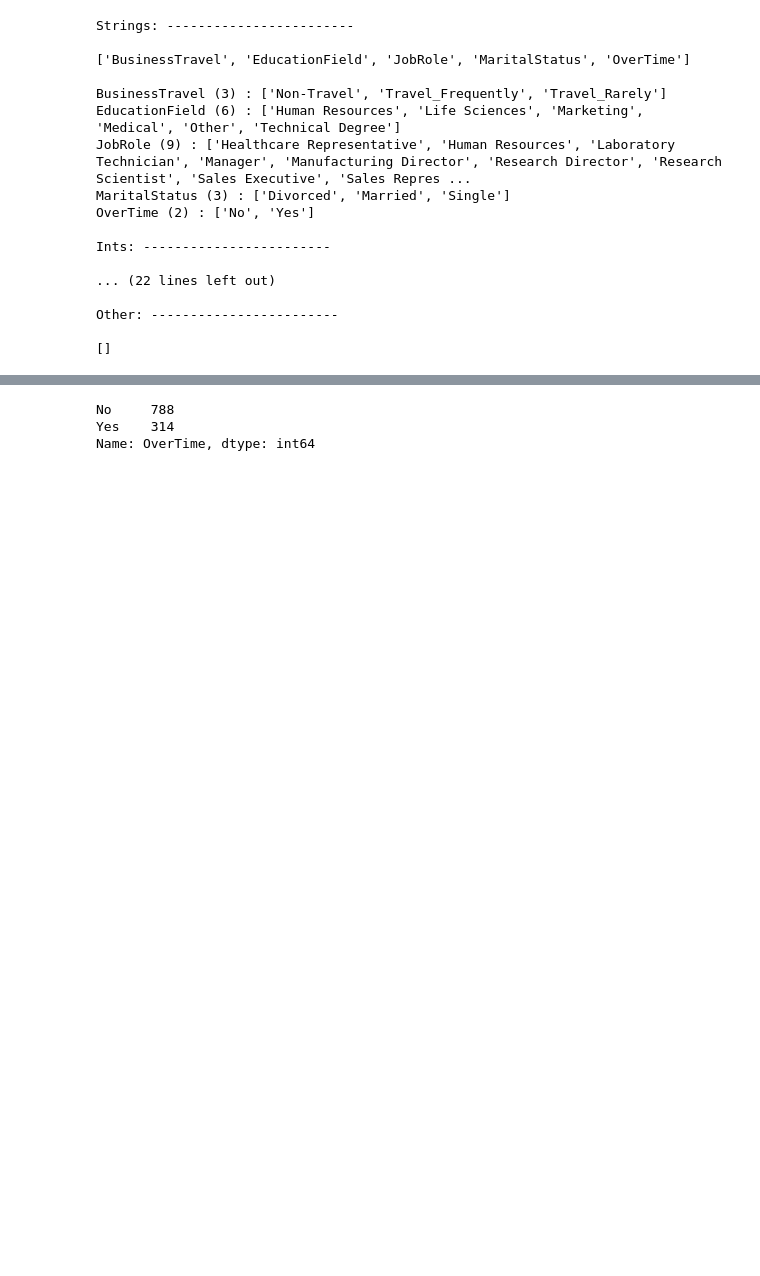
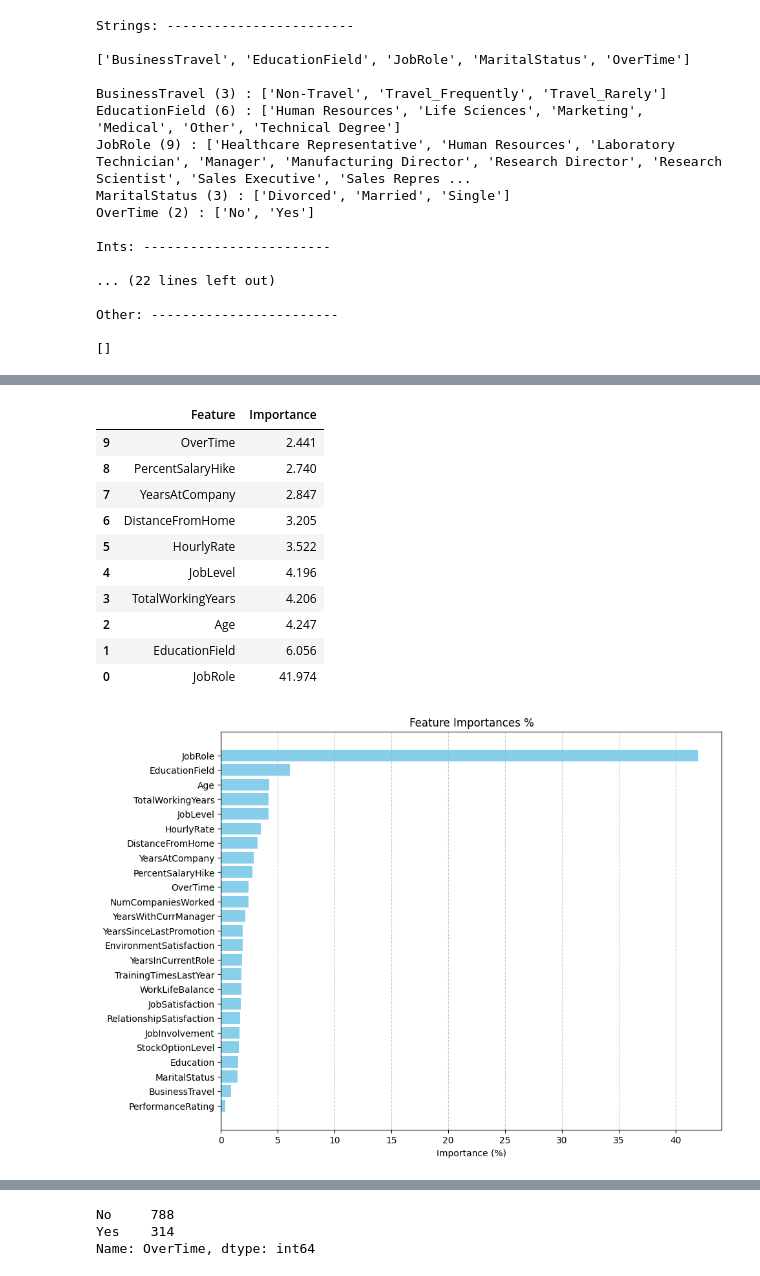
Before and after one commit to willablackmon/attrition_multibranch_neural_network, a Jupyter notebook: attrition.ipynb, the cells around one changed output, grey strips where cells are left out. Drawn from its saved outputs; the diff is of its cells as text; code cells hidden in the pictures; blank space fills up the shorter version.

Commit message:
completed encoding and reducing X_ feature columns

```diff
--- a/attrition.ipynb
+++ b/attrition.ipynb
@@ -217,0 +196,15 @@ display(X_df.head())
+# %%
+# Try Ordinal Encoding on string Features to encode data to run RandomForestClassifier and check feature importance
+
+# BusinessTravel (3) : ['Non-Travel', 'Travel_Frequently', 'Travel_Rarely']
+# EducationField (6) : ['Human Resources', 'Life Sciences', 'Marketing', 'Medical', 'Other', 'Technical Degree']
+# JobRole (9) : ['Healthcare Representative', 'Human Resources', 'Laboratory Technician', 'Manager', 'Manufacturing Director', 'Research Director', 'Research Scientist', 'Sales Executive', 'Sales Representative']
+# MaritalStatus (3) : ['Divorced', 'Married', 'Single']
+# OverTime (2) : ['No', 'Yes']
+
+X_ord_encode_df = X_df.copy()
+
+for col in X_vals_str:
+    X_ord_encode_df[col] = X_ord_encode_df[col].astype('category').cat.codes
+
+display(X_ord_encode_df.head())
@@ -217,0 +219,15 @@ display(X_df.head())
+# %%
+# check Ordinal Encoded data "X_ord_encode_df" for Feature Importance w/RandomForestClassifier
+# use y_df_encoded
+
+from sklearn.ensemble import RandomForestClassifier
+model = RandomForestClassifier().fit(X_ord_encode_df, y_df_encoded)
+importances = np.round(model.feature_importances_ * 100, 3)  # get in %
+feature_names = X_df.columns
+
+# Create a DataFrame for feature importances
+ord_feature_importances_df = pd.DataFrame({'Feature': feature_names, 'Importance': importances})
+ord_feature_importances_df.sort_values(by='Importance', ascending=False, inplace=True)
+ord_feature_importances_df.reset_index(inplace=True, drop=True)
+
+display("feature_importances %:", (ord_feature_importances_df))
@@ -217,0 +253,27 @@ display(X_df.head())
+# %%
+# Sort by importance
+ord_feature_importances_df = ord_feature_importances_df.sort_values(by='Importance', ascending=True)
+top_features = ord_feature_importances_df.tail(10)
+display(top_features)
+
+plt.figure(figsize=(10, 8))
+plt.barh(ord_feature_importances_df['Feature'], ord_feature_importances_df['Importance'], color='skyblue')
+plt.xlabel('Importance (%)')
+plt.title('Feature Importances %')
+plt.grid(axis='x', linestyle='--', alpha=0.7)
+
+# Display the plot
+plt.show()
+# %% [output]
+|  | Feature | Importance |
+| 9 | OverTime | 2.441 |
+| 8 | PercentSalaryHike | 2.740 |
+| 7 | YearsAtCompany | 2.847 |
+| 6 | DistanceFromHome | 3.205 |
+| 5 | HourlyRate | 3.522 |
+| 4 | JobLevel | 4.196 |
+| 3 | TotalWorkingYears | 4.206 |
+| 2 | Age | 4.247 |
+| 1 | EducationField | 6.056 |
+| 0 | JobRole | 41.974 |
+[figure, added]
```
Also changed, not shown: parts of 24 cells of this notebook.
